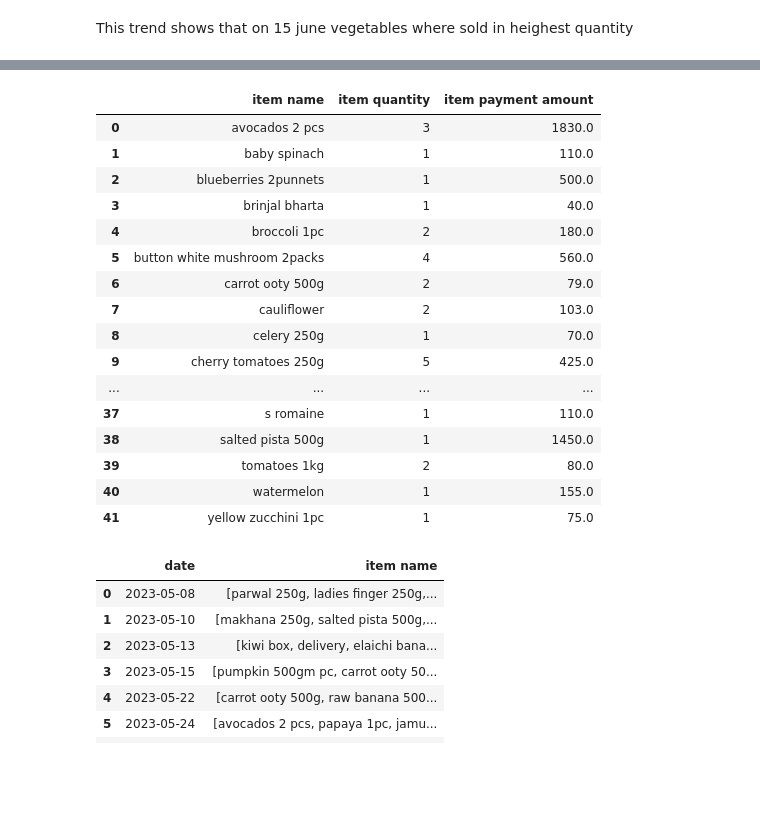
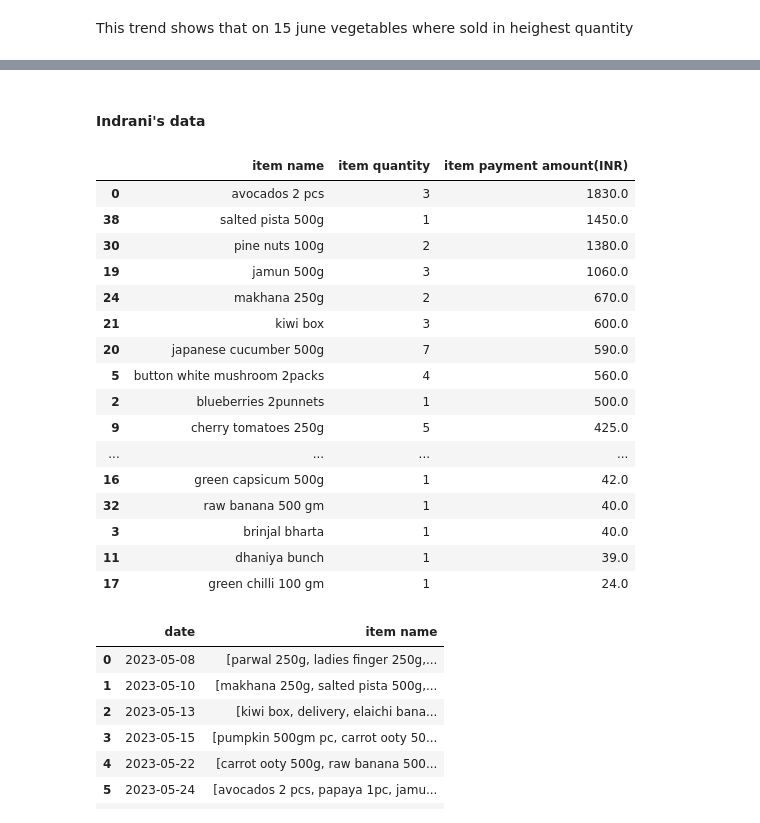
Before and after one commit to shuklatushar/Uniq_farm_analysis, a Jupyter notebook: original -tushar.ipynb, the cells around one changed output, grey strips where cells are left out. Cells and saved outputs as stored; diff of their text form; code cells hidden in the pictures; blank space fills up the shorter version.

```diff
--- a/original -tushar.ipynb
+++ b/original -tushar.ipynb
@@ -49,4 +49,4 @@ combined_data.head()
 | 3 | pl_LxonlA4k4hCi7b | FRUIT BASKET - JUNE 10 | 09/06/2023 20:53:00 | order_LzsZKuPQrIFqhA | JAMUN 500G | 400.0 | 1 | ... |
 | 4 | pl_LxonlA4k4hCi7b | FRUIT BASKET - JUNE 10 | 09/06/2023 20:53:00 | order_LzsZKuPQrIFqhA | AVOCADOS 2 PCS | 600.0 | 1 | ... |
 # %%
-combined_data.tail()
+combined_data.rename(columns={'item payment amount':'item payment amount(INR) '},inplace=True)
@@ -733,2 +707,4 @@ combined_data_payment_completed
+# %%
+pd.set_option('display.max_colwidth', 200)
 # %%
 dryfruits=combined_data_payment_completed[combined_data_payment_completed['payment page title']=='DRYFRUITS, SEEDS, NUTS']
@@ -878,24 +911,27 @@ array(['ritu sinha', 'tanvi jain patyal', 'shradha goenka', 'naina',
+# %% [markdown]
+#### Indrani's data
 # %%
 indrani_data=combined_data_payment_completed[combined_data_payment_completed['name']=='indrani jafar']
-indrani_data.groupby('item name')['item quantity','item payment amount'].sum().reset_index()
+indrani_data_grouped=indrani_data.groupby('item name')['item quantity','item payment amount(INR) '].sum().reset_index()
+indrani_data_grouped.sort_values(by='item payment amount(INR) ',ascending=False)
 # %% [output]
-|  | item name | item quantity | item payment amount |
+|  | item name | item quantity | item payment amount(INR) |
 | 0 | avocados 2 pcs | 3 | 1830.0 |
-| 1 | baby spinach | 1 | 110.0 |
+| 38 | salted pista 500g | 1 | 1450.0 |
+| 30 | pine nuts 100g | 2 | 1380.0 |
+| 19 | jamun 500g | 3 | 1060.0 |
+| 24 | makhana 250g | 2 | 670.0 |
+| 21 | kiwi box | 3 | 600.0 |
+| 20 | japanese cucumber 500g | 7 | 590.0 |
+| 5 | button white mushroom 2packs | 4 | 560.0 |
 | 2 | blueberries 2punnets | 1 | 500.0 |
-| 3 | brinjal bharta | 1 | 40.0 |
-| 4 | broccoli 1pc | 2 | 180.0 |
-| 5 | button white mushroom 2packs | 4 | 560.0 |
-| 6 | carrot ooty 500g | 2 | 79.0 |
-| 7 | cauliflower | 2 | 103.0 |
-| 8 | celery 250g | 1 | 70.0 |
 | 9 | cherry tomatoes 250g | 5 | 425.0 |
 | ... | ... | ... | ... |
-| 37 | s romaine | 1 | 110.0 |
-| 38 | salted pista 500g | 1 | 1450.0 |
-| 39 | tomatoes 1kg | 2 | 80.0 |
-| 40 | watermelon | 1 | 155.0 |
-| 41 | yellow zucchini 1pc | 1 | 75.0 |
+| 16 | green capsicum 500g | 1 | 42.0 |
+| 32 | raw banana 500 gm | 1 | 40.0 |
+| 3 | brinjal bharta | 1 | 40.0 |
+| 11 | dhaniya bunch | 1 | 39.0 |
+| 17 | green chilli 100 gm | 1 | 24.0 |
 # %%
 indrani_orders = combined_data_payment_completed[(combined_data_payment_completed['name'] == 'indrani jafar')]
 
```
Also changed, not shown: parts of 54 cells of this notebook.
